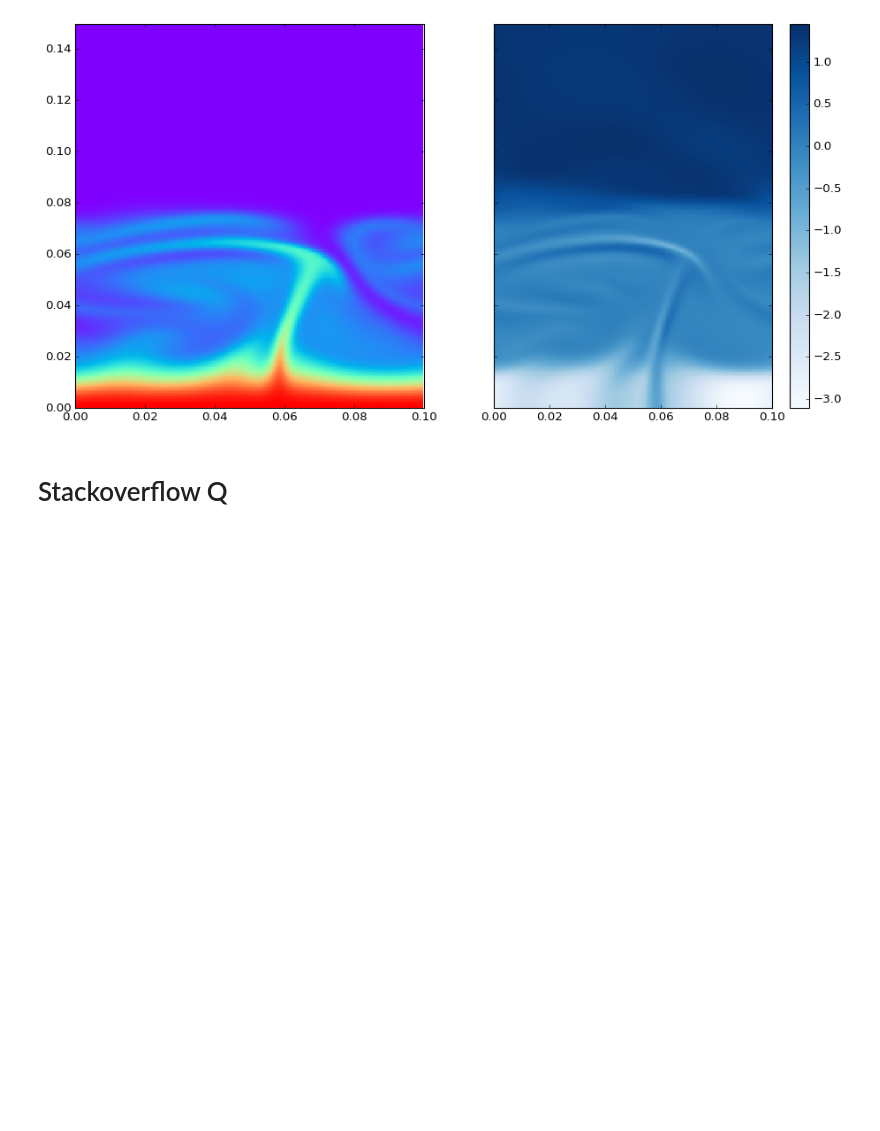
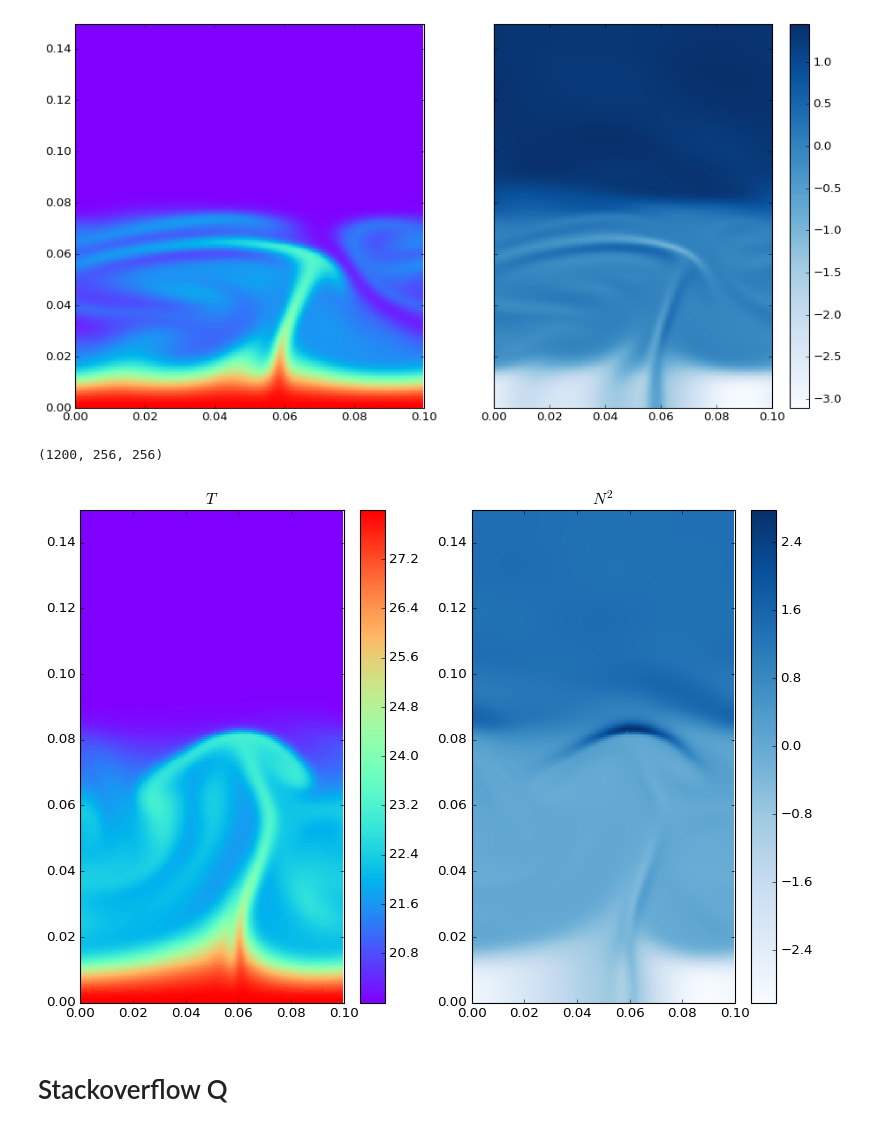
Before and after one commit to cpierard/Servicio_social, a Jupyter notebook: Strat_conv/UGM_plots.ipynb, the cells around one changed output. Cells and saved outputs as stored; diff of their text form; code cells hidden in the pictures; blank space fills up the shorter version.

```diff
--- a/Strat_conv/UGM_plots.ipynb
+++ b/Strat_conv/UGM_plots.ipynb
@@ -9,7 +9,7 @@ from dedalus.tools import post
 set_paths = list(pathlib.Path("/Users/claudiopierard/Dropbox/ugm_sim/ugm_28/").glob("ugm_28_s*.h5"))
 post.merge_sets("/Users/claudiopierard/Dropbox/ugm_sim/ugm_28/ugm_28.h5", set_paths, cleanup=True)
 # %%
-file_ugm_28 = '/Users/claudiopierard/Dropbox/ugm_sim/ugm_28/ugm_28.h5'
+file_ugm_28 = '/Users/claudiopierard/ServicioSocial/Proyecto/Strat_conv/ugm_28/ugm_28.h5'
 # %%
 dx, dy = 0.1/256., 0.15/256.
 
@@ -100,6 +100,50 @@ with h5.File(file_ugm_28, mode='r') as file:
 # %% [output]
 (1200, 256, 256)
 [figure]
+# %%
+"""
+Shows how to combine Normalization and Colormap instances to draw
+"levels" in pcolor, pcolormesh and imshow type plots in a similar
+way to the levels keyword argument to contour/contourf.
+
+"""
+from matplotlib.colors import BoundaryNorm
+from matplotlib.ticker import MaxNLocator
+
+
+with h5.File(file_ugm_28, mode='r') as file:
+    T = file['tasks']['T']
+    t = file['scales']['sim_time']
+    NN = fileT = file['tasks']['NN']
+    print(T.shape)
+    #levels = MaxNLocator(nbins=15).tick_values(z.min(), z.max())
+
+    tt = 400
+
+    # pick the desired colormap, sensible levels, and define a normalization
+    # instance which takes data values and translates those into levels.
+    #cmap = plt.get_cmap('PiYG')
+    #norm = BoundaryNorm(levels, ncolors=cmap.N, clip=True)
+
+    fig, (ax0, ax1) = plt.subplots(ncols=2)
+    fig.set_size_inches(10,7)
+    im1 = ax0.pcolormesh(x, y, T[tt, :-1, :-1], cmap='rainbow')
+    fig.colorbar(im1, ax=ax0)
+    ax0.set_title('$T$')
+    ax0.set_ylim(0,0.15)
+
+
+    im2 = ax1.pcolormesh(x, y, NN[tt, :-1, :-1], cmap='Blues')
+    fig.colorbar(im2, ax=ax1)
+    ax1.set_title('$N^2$')
+    ax1.set_ylim(0,0.15)
+
+    # adjust spacing between subplots so `ax1` title and `ax0` tick labels
+    # don't overlap
+    fig.tight_layout()
+# %% [output]
+(1200, 256, 256)
+[figure, added]
 # %% [markdown]
 # Stackoverflow Q
 # %%
```
Also changed, not shown: parts of 3 cells of this notebook, 1 other file.
